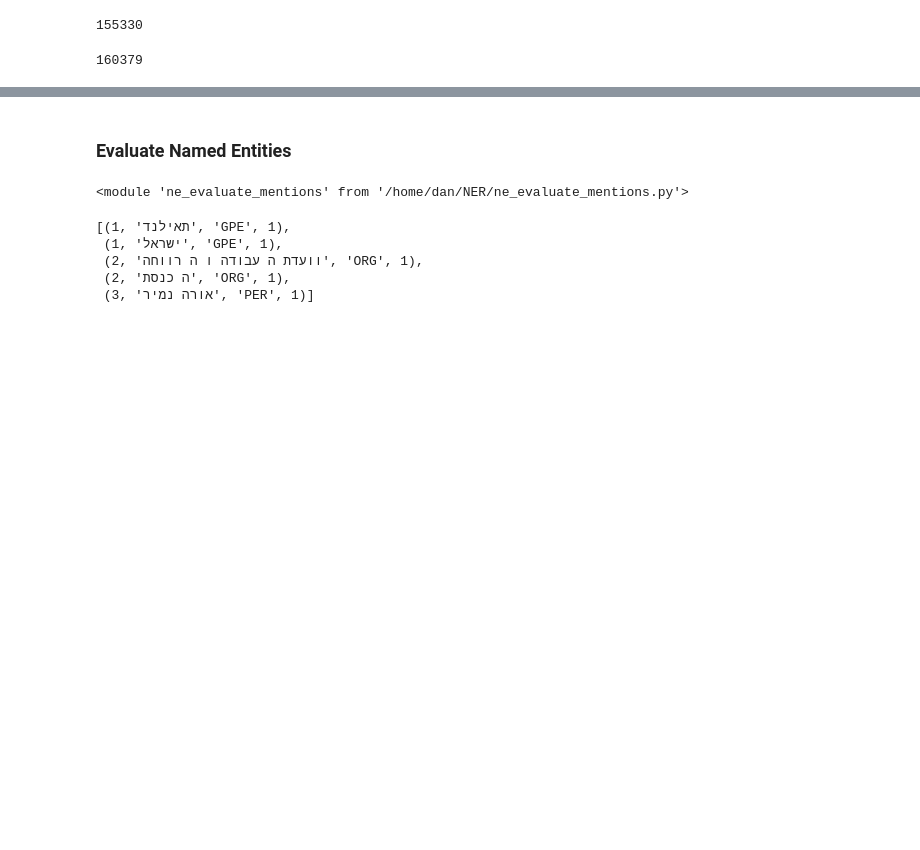
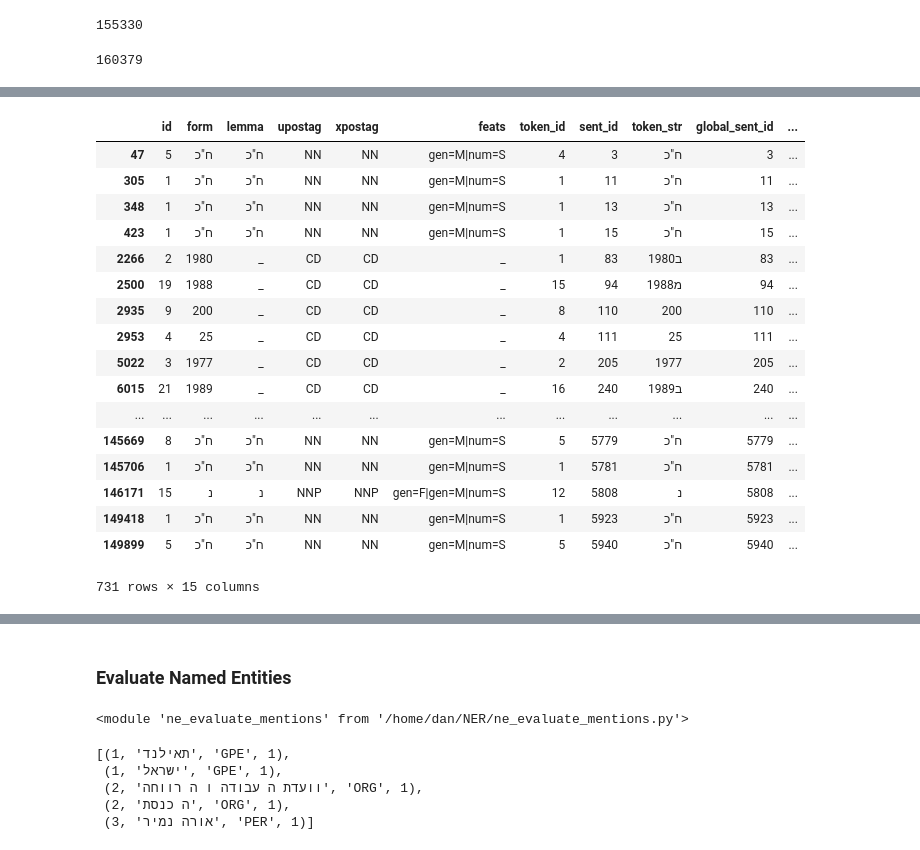
Before and after one commit to cjer/NER, a Jupyter notebook: 17_treebank_alignments.ipynb, the cells around one changed output, grey strips where cells are left out. Drawn from its saved outputs; the diff is of its cells as text; code cells hidden in the pictures; blank space fills up the shorter version.

```diff
--- a/17_treebank_alignments.ipynb
+++ b/17_treebank_alignments.ipynb
@@ -1312,6 +1317,7 @@ Name: token_morph_id, dtype: int64
 # %%
 spdf['biose'] = spdf.biose.fillna('O')
 spdf['ner_layers'] = spdf.ner_layers.fillna(0).astype(int)
+spdf['ner'] = spdf.ner.fillna('_')
 # %%
 spdf[['global_sent_id', 'token_id','token_morph_id', 'biose', 'token_str', 'form']].to_csv('data/spdf.csv', index=False)
 ner[['global_sent_id', 'token_id','token_morph_id', 'biose', 'token_str', 'token']].to_csv('data/ner.csv', index=False)
@@ -1355,0 +1404,4 @@ uddf.shape[0]
+# %%
+afix.loc[(~(afix.comment=='קפ')) & (~afix.fixed_token_str.isna()) & (afix.fixed_sp_forms.isna()) & (afix.fixed_ud_forms.isna()), 'fixed_sp_forms'] = afix[(~(afix.comment=='קפ')) & (~afix.fixed_token_str.isna()) & (afix.fixed_sp_forms.isna()) & (afix.fixed_ud_forms.isna())]['fixed_token_str']
+# %%
+afix.loc[(~(afix.comment=='קפ')) & (~afix.fixed_token_str.isna()) & (~afix.fixed_sp_forms.isna()) & (afix.fixed_ud_forms.isna()), 'fixed_ud_forms'] = afix[(~(afix.comment=='קפ')) & (~afix.fixed_token_str.isna()) & (~afix.fixed_sp_forms.isna()) & (afix.fixed_ud_forms.isna())]['fixed_sp_forms']
@@ -1355,0 +1454,47 @@ uddf.shape[0]
+# %%
+spdf_fixed = spdf.copy()
+uddf_fixed = uddf.copy()
+def fix_conll_tokens(spdf, uddf, afix, filter_comments = ['קפ', ], fix_lemma=True):
+    for i, row in afix.loc[(~(afix.comment.isin(filter_comments))) & (~afix.fixed_token_str.isna())].iterrows():
+        #spdf.loc[(spdf.global_sent_id==(row['global_global_sent_id']) & (spdf.id==)]
+        sp_morph_ids = eval(row['sp_morph_ids'])
+        fixed_sp_forms = row['fixed_sp_forms'].split()
+        for mid, fsp in zip(sp_morph_ids, fixed_sp_forms):
+            spdf.loc[(spdf.global_sent_id==(row['global_global_sent_id'])) & (spdf.id==mid), 'form'] = fsp
+            spdf.loc[(spdf.global_sent_id==(row['global_global_sent_id'])) & (spdf.id==mid), 'token_str'] = row['fixed_token_str']
+            if (fix_lemma and  (spdf.loc[(spdf.global_sent_id==(row['global_global_sent_id']))
+                                         & (spdf.id==mid), 'lemma'].values[0]!='_')):
+                spdf.loc[(spdf.global_sent_id==(row['global_global_sent_id'])) & (spdf.id==mid), 'lemma'] = fsp
+
+
+        ud_morph_ids = eval(row['ud_morph_ids'])
+        fixed_ud_forms = row['fixed_ud_forms'].split()
+        for mid, fud in zip(ud_morph_ids, fixed_ud_forms):
+            uddf.loc[(uddf.global_sent_id==(row['global_global_sent_id'])) & (uddf.id==mid), 'form'] = fud
+            uddf.loc[(uddf.global_sent_id==(row['global_global_sent_id'])) & (uddf.id==mid), 'token_str'] = row['fixed_token_str']
+            if (fix_lemma and  (uddf.loc[(uddf.global_sent_id==(row['global_global_sent_id']))
+                                         & (uddf.id==mid), 'lemma'].values[0]!='_')):
+                uddf.loc[(uddf.global_sent_id==(row['global_global_sent_id'])) & (uddf.id==mid), 'lemma'] = fud
+
+fix_conll_tokens(spdf_fixed, uddf_fixed, afix)
+
+spdf_fixed[spdf_fixed.form!=spdf.form]
+# %% [output]
+|  | id | form | lemma | upostag | xpostag | feats | token_id | sent_id | token_str | global_sent_id | ... |
+| 47 | 5 | ח"כ | ח"כ | NN | NN | gen=M|num=S | 4 | 3 | ח"כ | 3 | ... |
+| 305 | 1 | ח"כ | ח"כ | NN | NN | gen=M|num=S | 1 | 11 | ח"כ | 11 | ... |
+| 348 | 1 | ח"כ | ח"כ | NN | NN | gen=M|num=S | 1 | 13 | ח"כ | 13 | ... |
+| 423 | 1 | ח"כ | ח"כ | NN | NN | gen=M|num=S | 1 | 15 | ח"כ | 15 | ... |
+| 2266 | 2 | 1980 | _ | CD | CD | _ | 1 | 83 | ב1980 | 83 | ... |
+| 2500 | 19 | 1988 | _ | CD | CD | _ | 15 | 94 | מ1988 | 94 | ... |
+| 2935 | 9 | 200 | _ | CD | CD | _ | 8 | 110 | 200 | 110 | ... |
+| 2953 | 4 | 25 | _ | CD | CD | _ | 4 | 111 | 25 | 111 | ... |
+| 5022 | 3 | 1977 | _ | CD | CD | _ | 2 | 205 | 1977 | 205 | ... |
+| 6015 | 21 | 1989 | _ | CD | CD | _ | 16 | 240 | ב1989 | 240 | ... |
+| ... | ... | ... | ... | ... | ... | ... | ... | ... | ... | ... | ... |
+| 145669 | 8 | ח"כ | ח"כ | NN | NN | gen=M|num=S | 5 | 5779 | ח"כ | 5779 | ... |
+| 145706 | 1 | ח"כ | ח"כ | NN | NN | gen=M|num=S | 1 | 5781 | ח"כ | 5781 | ... |
+| 146171 | 15 | נ | נ | NNP | NNP | gen=F|gen=M|num=S | 12 | 5808 | נ | 5808 | ... |
+| 149418 | 1 | ח"כ | ח"כ | NN | NN | gen=M|num=S | 1 | 5923 | ח"כ | 5923 | ... |
+| 149899 | 5 | ח"כ | ח"כ | NN | NN | gen=M|num=S | 5 | 5940 | ח"כ | 5940 | ... |
+731 rows × 15 columns
```
Also changed, not shown: parts of 41 cells of this notebook, 3 other files.
